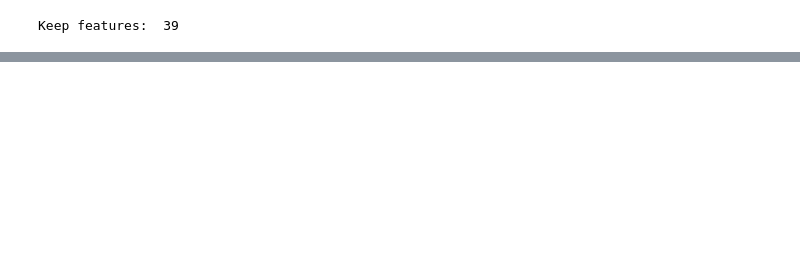
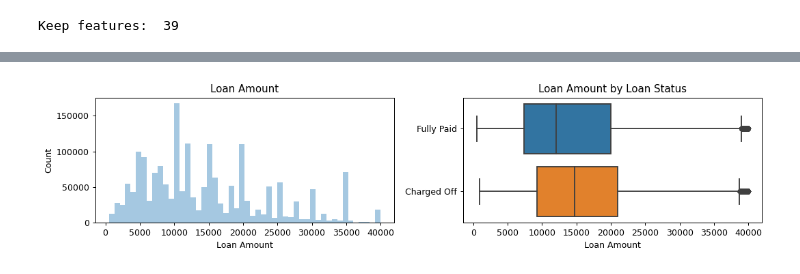
Before and after one commit to nt1983/final-project, a Jupyter notebook: load_data.ipynb, the cells around one changed output, grey strips where cells are left out. Cells and saved outputs as stored; diff of their text form; code cells hidden in the pictures; blank space fills up the shorter version.

```diff
--- a/load_data.ipynb
+++ b/load_data.ipynb
@@ -212,6 +231,6 @@ drop_list
 # %%
-ploans.drop(labels=drop_list, axis=1, inplace=True)
-ploans.shape
+ml_loans.drop(labels=drop_list, axis=1, inplace=True)
+ml_loans.shape
 # %% [output]
 A value is trying to be set on a copy of a slice from a DataFrame
 
@@ -220,0 +254,32 @@ See the caveats in the documentation: https://pandas.pydata.org/pandas-docs/stab
+# %%
+def plot_var(col_name, full_name, continuous):
+    """
+    Visualize a variable with and without faceting on the loan status.
+    - col_name is the variable name in the dataframe
+    - full_name is the full variable name
+    - continuous is True if the variable is continuous, False otherwise
+    """
+    f, (ax1, ax2) = plt.subplots(nrows=1, ncols=2, figsize=(12,3), dpi=90)
+
+    # Plot without loan status
+    if continuous:
+        sns.distplot(ml_loans.loc[ml_loans[col_name].notnull(), col_name], kde=False, ax=ax1)
+    else:
+        sns.countplot(ml_loans[col_name], order=sorted(ml_loans[col_name].unique()), color='#5975A4', saturation=1, ax=ax1)
+    ax1.set_xlabel(full_name)
+    ax1.set_ylabel('Count')
+    ax1.set_title(full_name)
+
+    # Plot with loan status
+    if continuous:
+        sns.boxplot(x=col_name, y='loan_status', data=ml_loans, ax=ax2)
+        ax2.set_ylabel('')
+        ax2.set_title(full_name + ' by Loan Status')
+    else:
+        charge_off_rates = ml_loans.groupby(col_name)['loan_status'].value_counts(normalize=True).loc[:,'Charged Off']
+        sns.barplot(x=charge_off_rates.index, y=charge_off_rates.values, color='#5975A4', saturation=1, ax=ax2)
+        ax2.set_ylabel('Fraction of Loans Charged-off')
+        ax2.set_title('Charge-off Rate by ' + full_name)
+    ax2.set_xlabel(full_name)
+
+    plt.tight_layout()
@@ -220,0 +302,4 @@ See the caveats in the documentation: https://pandas.pydata.org/pandas-docs/stab
+# %%
+plot_var('loan_amnt', 'Loan Amount', continuous=True)
+# %% [output]
+[figure, added]
```
Also changed, not shown: parts of 6 cells of this notebook.
